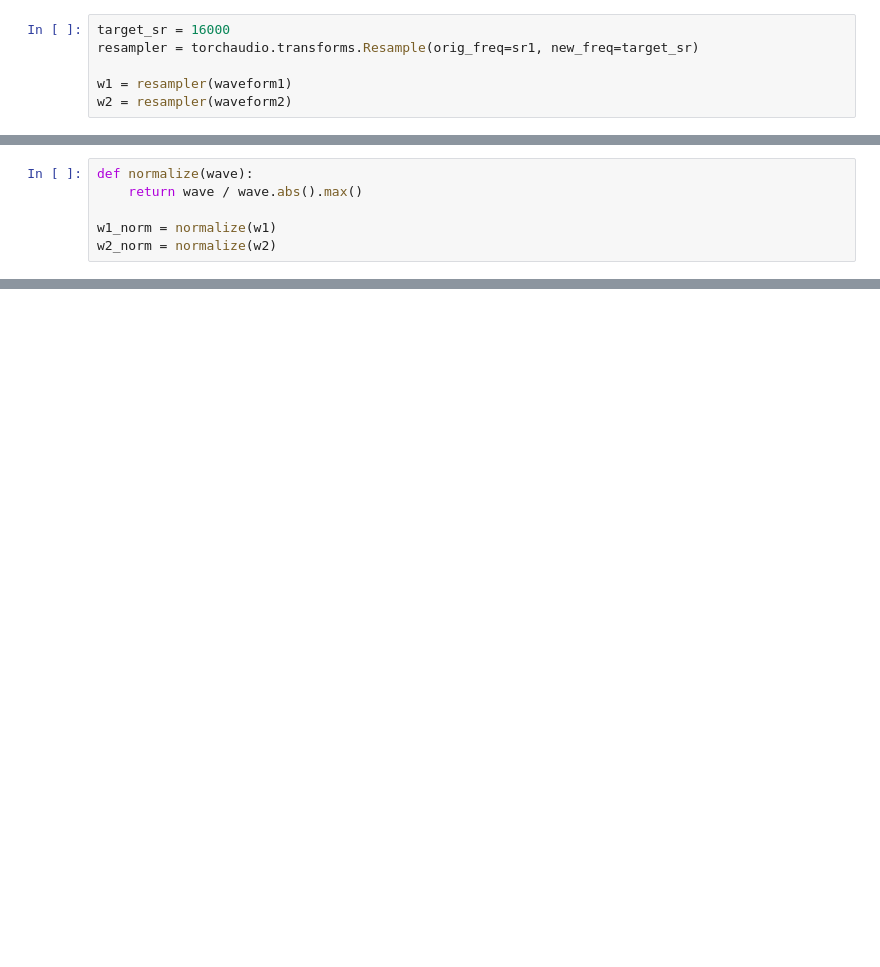
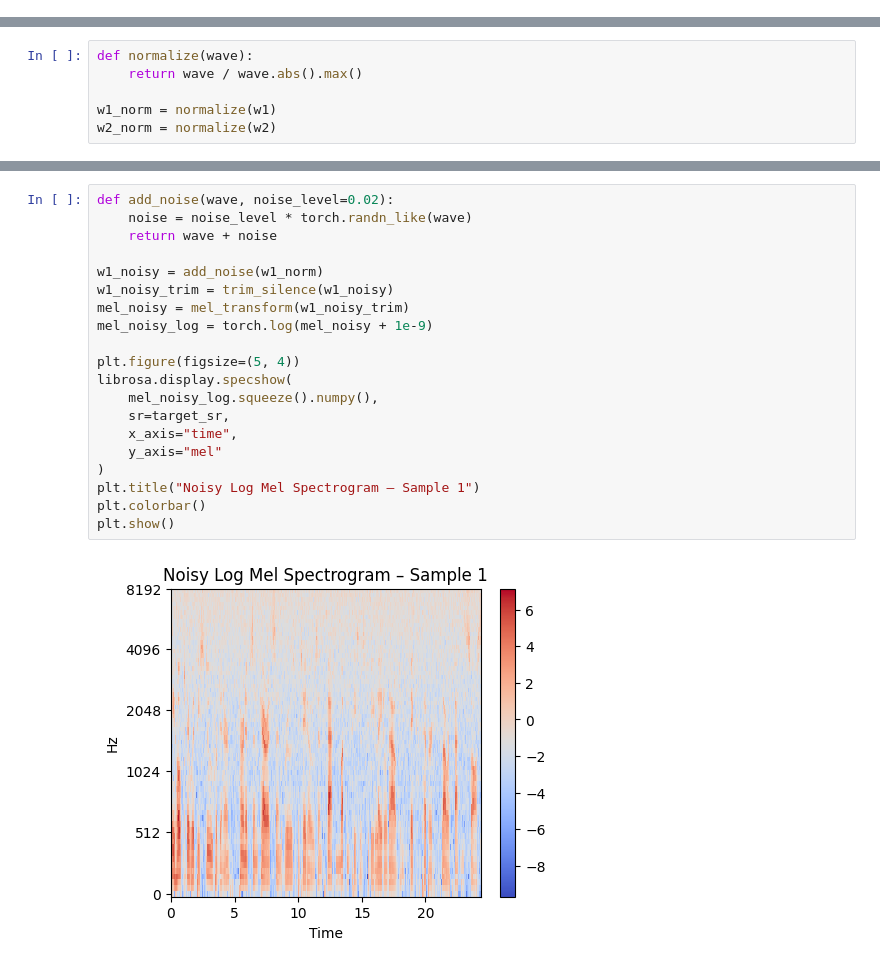
Before and after one commit to atifkhawaja01/speech-preprocessing-pipeline, a Jupyter notebook: audio_preprocessing.ipynb, the cells around one changed output, grey strips where cells are left out. Drawn from its saved outputs; the diff is of its cells as text; blank space fills up the shorter version.

```diff
--- a/audio_preprocessing.ipynb
+++ b/audio_preprocessing.ipynb
@@ -27,6 +51,0 @@ print(sr1, sr2)
-# %%
-target_sr = 16000
-resampler = torchaudio.transforms.Resample(orig_freq=sr1, new_freq=target_sr)
-
-w1 = resampler(waveform1)
-w2 = resampler(waveform2)
@@ -98,0 +191,22 @@ print("Features Tensor Shape:", features_tensor.shape)
+# %%
+def add_noise(wave, noise_level=0.02):
+    noise = noise_level * torch.randn_like(wave)
+    return wave + noise
+
+w1_noisy = add_noise(w1_norm)
+w1_noisy_trim = trim_silence(w1_noisy)
+mel_noisy = mel_transform(w1_noisy_trim)
+mel_noisy_log = torch.log(mel_noisy + 1e-9)
+
+plt.figure(figsize=(5, 4))
+librosa.display.specshow(
+    mel_noisy_log.squeeze().numpy(),
+    sr=target_sr,
+    x_axis="time",
+    y_axis="mel"
+)
+plt.title("Noisy Log Mel Spectrogram – Sample 1")
+plt.colorbar()
+plt.show()
+# %% [output]
+[figure, added]
```
Also changed, not shown: parts of 13 cells of this notebook.
